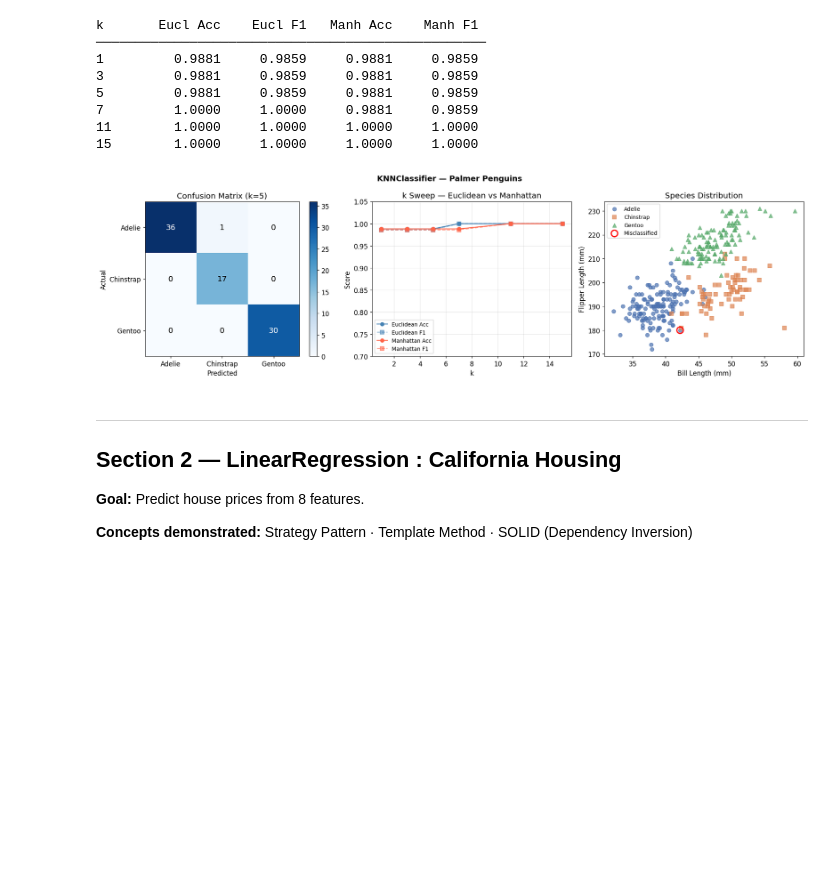
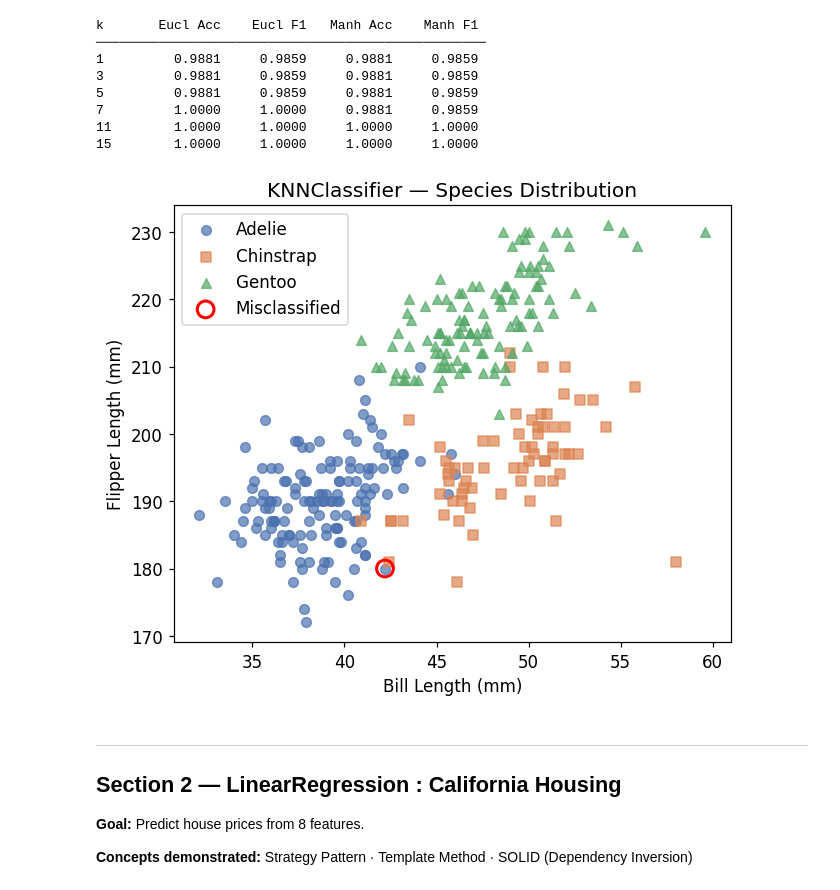
Before and after one commit to sadikbesler/coreLearn, a Jupyter notebook: coreLearn/coreLearn/examples/demo_pypi.ipynb, the cells around one changed output. Saved outputs shown, nothing was run; the diff lists cells and outputs as text; code cells hidden in the pictures; blank space fills up the shorter version.

Commit message:
Simplify demo notebook: remove pathlib, keep only scatter plots

```diff
--- a/coreLearn/coreLearn/examples/demo_pypi.ipynb
+++ b/coreLearn/coreLearn/examples/demo_pypi.ipynb
@@ -52,14 +47,9 @@ print(f'✅ coreLearn v{coreLearn.__version__} loaded from PyPI')
 
 **Concepts demonstrated:** Factory Pattern · KD-Tree Recursion · ProcessPoolExecutor Concurrency
 # %%
-# Load penguin CSV — located next to this notebook
-PENGUIN_CSV = pathlib.Path(__file__).parent / 'penguin.csv' if '__file__' in dir() \
-              else pathlib.Path('penguin.csv')
-
-df = pd.read_csv(PENGUIN_CSV)
+df = pd.read_csv('penguin.csv')
 print(f'Shape    : {df.shape}')
 print(f'Species  : {df["species"].value_counts().to_dict()}')
-print(f'Missing  : {df.isnull().sum()[df.isnull().sum() > 0].to_dict()}')
 df.head(3)
 # %% [output]
 Shape    : (344, 8)
@@ -139,56 +128,31 @@ k       Eucl Acc    Eucl F1   Manh Acc    Manh F1
 11        1.0000     1.0000     1.0000     1.0000
 15        1.0000     1.0000     1.0000     1.0000
 # %%
-fig, axes = plt.subplots(1, 3, figsize=(17, 5))
+fig, ax = plt.subplots(figsize=(6, 5))
 
-# -- Confusion Matrix
-ax = axes[0]
-cm = np.zeros((len(classes), len(classes)), dtype=int)
-idx = {c: i for i, c in enumerate(classes)}
-for t, p in zip(y_te, preds):
-    cm[idx[t], idx[p]] += 1
-im = ax.imshow(cm, cmap='Blues')
-ax.set(xticks=range(len(classes)), yticks=range(len(classes)),
-       xticklabels=classes, yticklabels=classes,
-       xlabel='Predicted', ylabel='Actual', title='Confusion Matrix (k=5)')
-for i in range(len(classes)):
-    for j in range(len(classes)):
-        ax.text(j, i, str(cm[i, j]), ha='center', va='center',
-                color='white' if cm[i, j] > cm.max() * 0.5 else 'black', fontsize=13)
-plt.colorbar(im, ax=ax)
-
-# -- k sweep
-ax = axes[1]
-ax.plot(k_vals, results['euclidean']['acc'], 'o-', color='steelblue', label='Euclidean Acc')
-ax.plot(k_vals, results['euclidean']['f1'],  's--', color='steelblue', alpha=0.6, label='Euclidean F1')
-ax.plot(k_vals, results['manhattan']['acc'], 'o-', color='tomato', label='Manhattan Acc')
-ax.plot(k_vals, results['manhattan']['f1'],  's--', color='tomato', alpha=0.6, label='Manhattan F1')
-ax.set(xlabel='k', ylabel='Score', title='k Sweep — Euclidean vs Manhattan', ylim=(0.7, 1.05))
-ax.legend(fontsize=9); ax.grid(alpha=0.3)
-
-# -- Scatter: bill length vs flipper length
-ax = axes[2]
 num_cols = ['bill_length_mm', 'bill_depth_mm', 'flipper_length_mm', 'body_mass_g']
 bl_i = num_cols.index('bill_length_mm')
 fl_i = num_cols.index('flipper_length_mm')
-colors = {'Adelie': '#4C72B0', 'Chinstrap': '#DD8452', 'Gentoo': '#55A868'}
+colors  = {'Adelie': '#4C72B0', 'Chinstrap': '#DD8452', 'Gentoo': '#55A868'}
 markers = {'Adelie': 'o', 'Chinstrap': 's', 'Gentoo': '^'}
+
 for sp in classes:
     mask = np.array(y_pg) == sp
     ax.scatter(X_pg[mask, bl_i], X_pg[mask, fl_i],
                s=40, alpha=0.7, color=colors[sp], marker=markers[sp], label=sp)
+
 wrong = [i for i, (t, p) in enumerate(zip(y_te, preds)) if t != p]
 if wrong:
     ax.scatter(X_te[wrong, bl_i], X_te[wrong, fl_i],
                s=120, facecolors='none', edgecolors='red', lw=2, label='Misclassified')
-ax.set(xlabel='Bill Length (mm)', ylabel='Flipper Length (mm)', title='Species Distribution')
-ax.legend(fontsize=9)
 
-plt.suptitle('KNNClassifier — Palmer Penguins', fontsize=13, fontweight='bold')
+ax.set(xlabel='Bill Length (mm)', ylabel='Flipper Length (mm)',
+       title='KNNClassifier — Species Distribution')
+ax.legend()
 plt.tight_layout()
 plt.show()
 # %% [output]
-[figure, old version]
+[figure, new version]
 # %% [markdown]
 ---
 ## Section 2 — LinearRegression : California Housing
```
Also changed, not shown: parts of 9 cells of this notebook.
